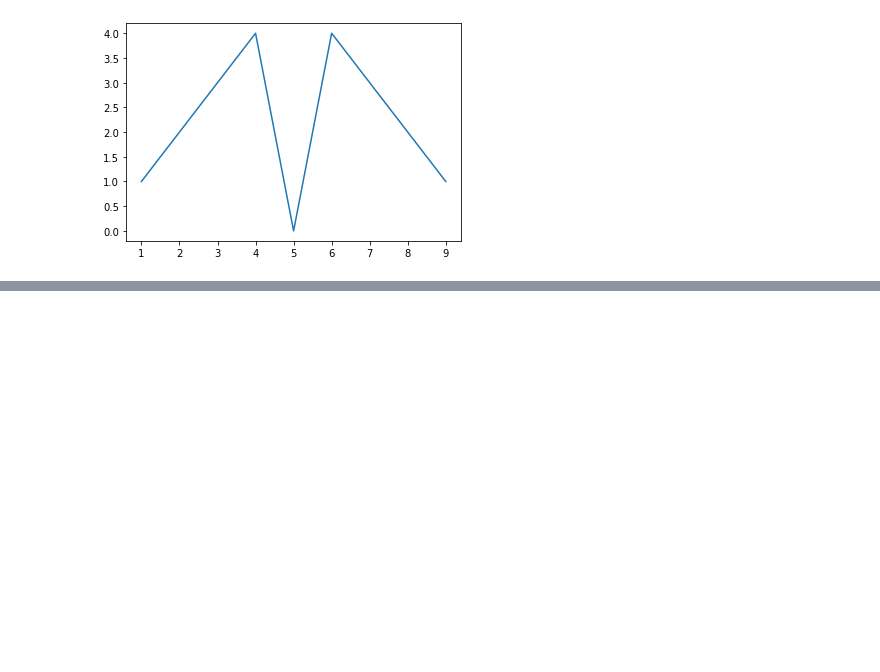
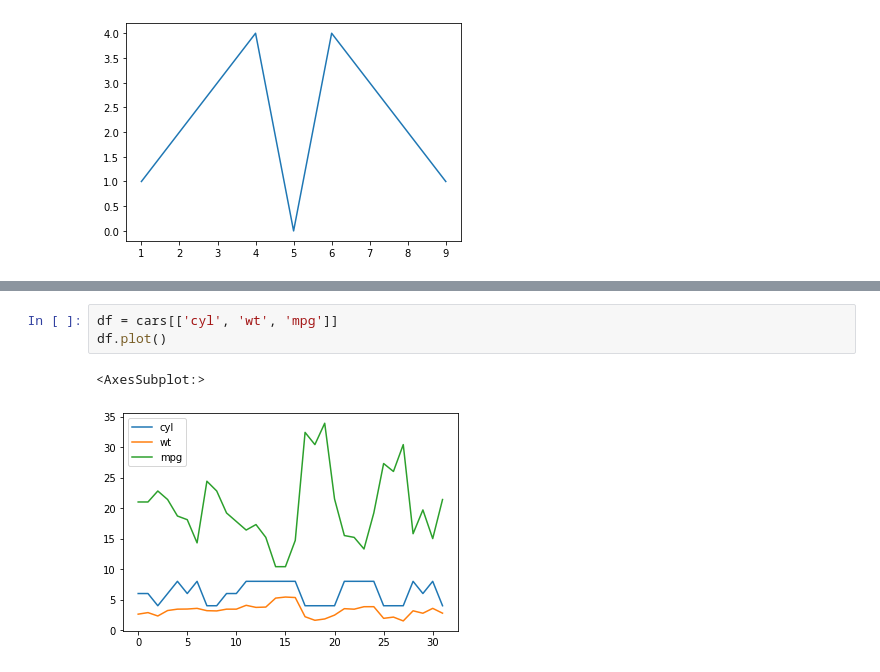
Before and after one commit to marko-polo-cheno/sandbox, a Jupyter notebook: printouts.ipynb, the cells around one changed output, grey strips where cells are left out. Drawn from its saved outputs; the diff is of its cells as text; blank space fills up the shorter version.

```diff
--- a/printouts.ipynb
+++ b/printouts.ipynb
@@ -20,0 +29,6 @@ cars= pd.read_csv
+# %%
+df = cars[['cyl', 'wt', 'mpg']]
+df.plot()
+# %% [output]
+<AxesSubplot:>
+[figure, added]
```
Also changed, not shown: parts of 8 cells of this notebook.
